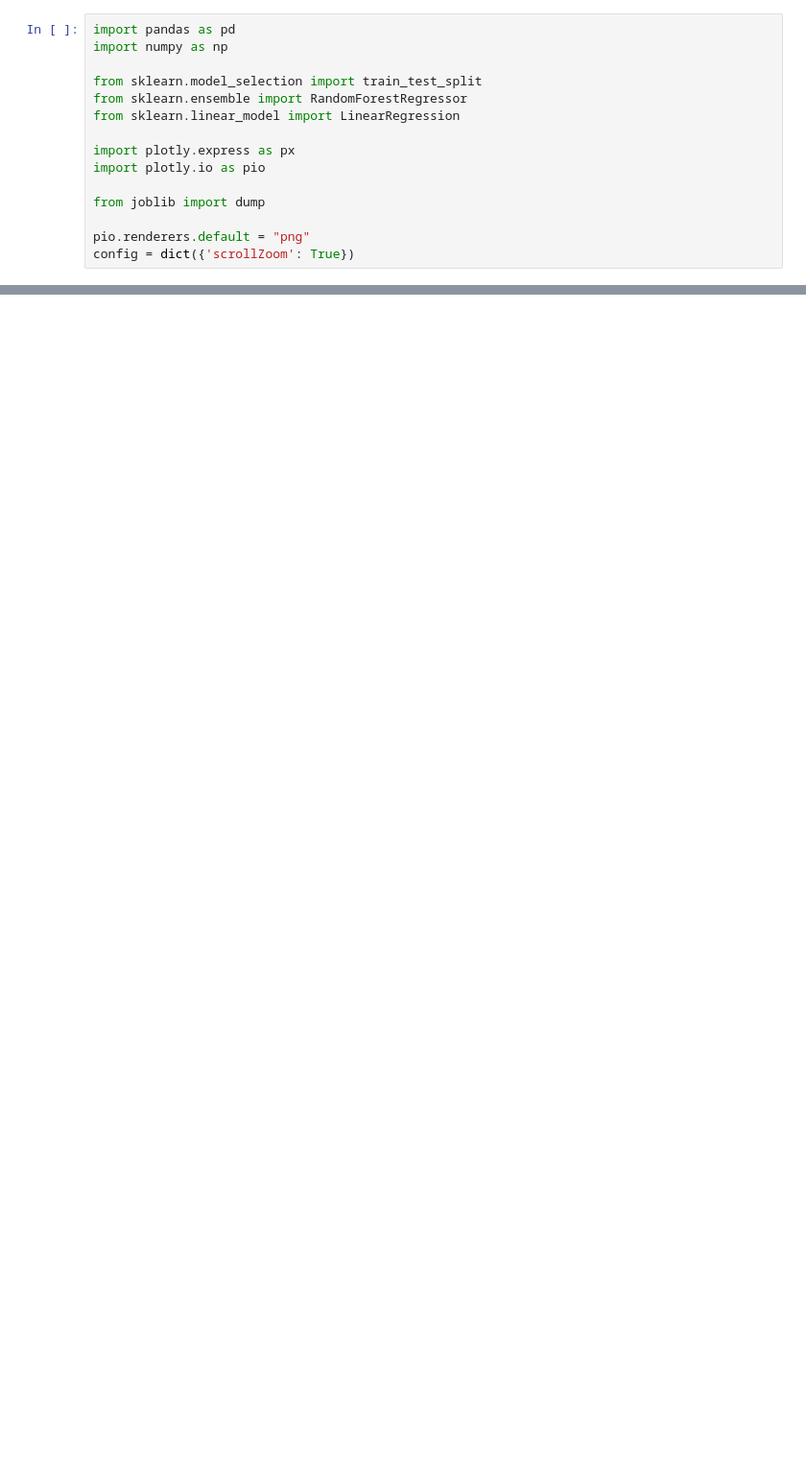
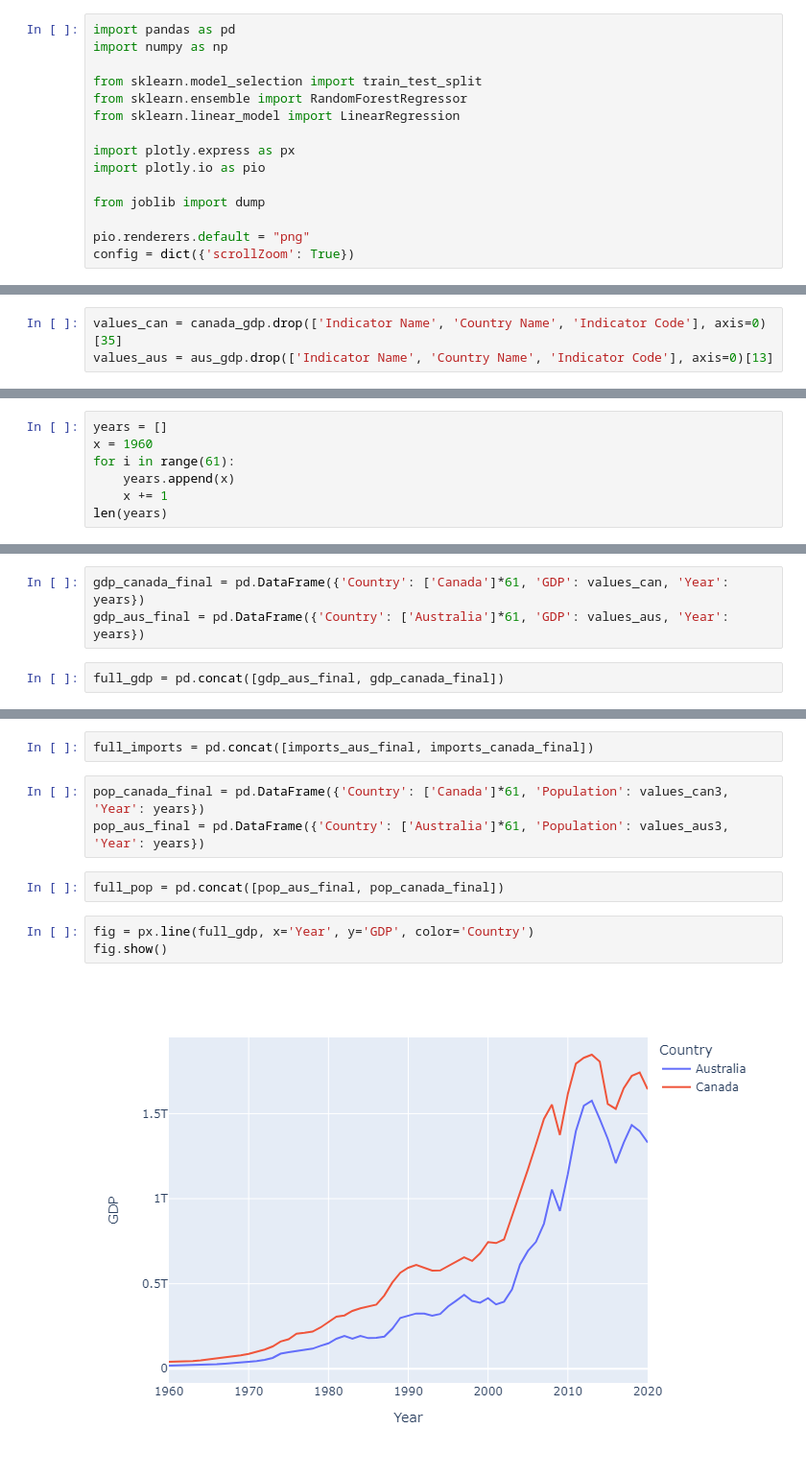
Before and after one commit to Diplomatica-HTN/ML-Algorithms, a Jupyter notebook: notebooks/data_forecasting.ipynb, the cells around one changed output, grey strips where cells are left out. Shown: that part at 96% size. Cells and saved outputs as stored; diff of their text form; blank space fills up the shorter version.

Commit message:
ML finalized

```diff
--- a/notebooks/data_forecasting.ipynb
+++ b/notebooks/data_forecasting.ipynb
@@ -19,0 +46,3 @@ ParserError: Error tokenizing data. C error: Expected 3 fields in line 5, saw 66
+# %%
+values_can = canada_gdp.drop(['Indicator Name', 'Country Name', 'Indicator Code'], axis=0)[35]
+values_aus = aus_gdp.drop(['Indicator Name', 'Country Name', 'Indicator Code'], axis=0)[13]
@@ -19,0 +55,7 @@ ParserError: Error tokenizing data. C error: Expected 3 fields in line 5, saw 66
+# %%
+years = []
+x = 1960
+for i in range(61):
+    years.append(x)
+    x += 1
+len(years)
@@ -19,0 +64,5 @@ ParserError: Error tokenizing data. C error: Expected 3 fields in line 5, saw 66
+# %%
+gdp_canada_final = pd.DataFrame({'Country': ['Canada']*61, 'GDP': values_can, 'Year': years})
+gdp_aus_final = pd.DataFrame({'Country': ['Australia']*61, 'GDP': values_aus, 'Year': years})
+# %%
+full_gdp = pd.concat([gdp_aus_final, gdp_canada_final])
@@ -19,0 +72,12 @@ ParserError: Error tokenizing data. C error: Expected 3 fields in line 5, saw 66
+# %%
+full_imports = pd.concat([imports_aus_final, imports_canada_final])
+# %%
+pop_canada_final = pd.DataFrame({'Country': ['Canada']*61, 'Population': values_can3, 'Year': years})
+pop_aus_final = pd.DataFrame({'Country': ['Australia']*61, 'Population': values_aus3, 'Year': years})
+# %%
+full_pop = pd.concat([pop_aus_final, pop_canada_final])
+# %%
+fig = px.line(full_gdp, x='Year', y='GDP', color='Country')
+fig.show()
+# %% [output]
+[figure, added]
```
Also changed, not shown: parts of 17 cells of this notebook, 2 other files.
